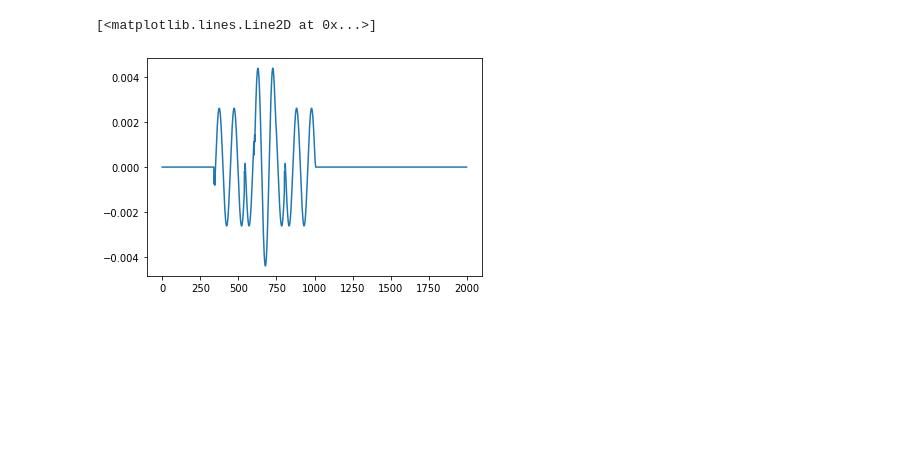
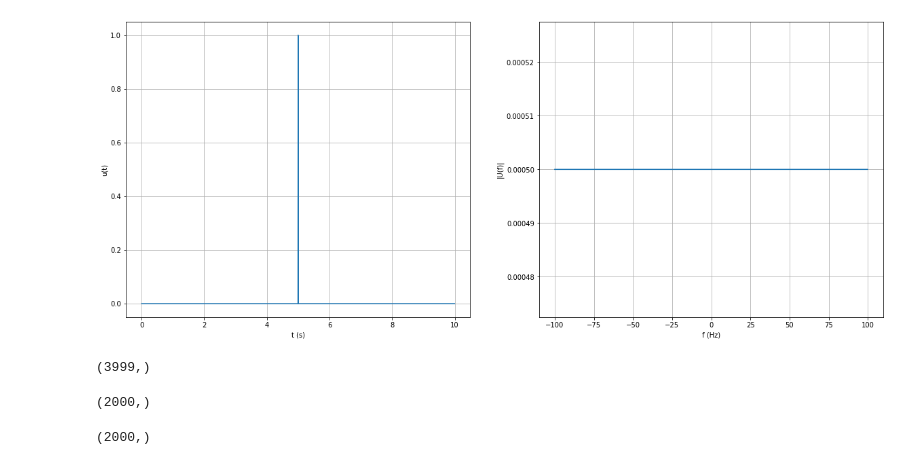
Before and after one commit to gkarray/Semester-Project, a Jupyter notebook: Algorithm 3.ipynb, the cells around one changed output. Saved outputs shown, nothing was run; the diff lists cells and outputs as text; code cells hidden in the pictures; blank space fills up the shorter version.

```diff
--- a/Algorithm 3.ipynb
+++ b/Algorithm 3.ipynb
@@ -8,13 +8,14 @@ import plots
 import iaf
 import scipy
 # %%
-dur = 0.1
-dt = 1e-4
+dur = 10
+dt = 0.005
 t = np.arange(0, dur, dt)
 t_0_centered = np.arange(-dur/2, dur/2, dt)
 
 w_0 = 1
 
-alpha_0 = w_0*1j
-alpha_1 = -w_0*1j
-L = 50 * dt
+k = 0
+
+l = (2/dt)*(1+k*np.pi/w_0)
+l = int(l)
@@ -97,6 +62,20 @@ plt.plot(t, signal)
+# %%
+u = scipy.signal.unit_impulse(len(t), idx=1000)
+
+plots.plot_signal_and_fourier(t, u, dt)
+# %% [output]
+[figure, added]
 # %%
-convolved = scipy.convolve(signal, phi)
-plt.plot(convolved)
+convolved = scipy.convolve(u, phi)
+
+convolved.shape
 # %% [output]
-[<matplotlib.lines.Line2D at 0x...>]
+(3999,)
-[figure, removed]
+# %%
+u.shape
+# %% [output]
+(2000,)
+# %%
+phi.shape
+# %% [output]
+(2000,)
```
Also changed, not shown: parts of 12 cells of this notebook, 3 other files.
